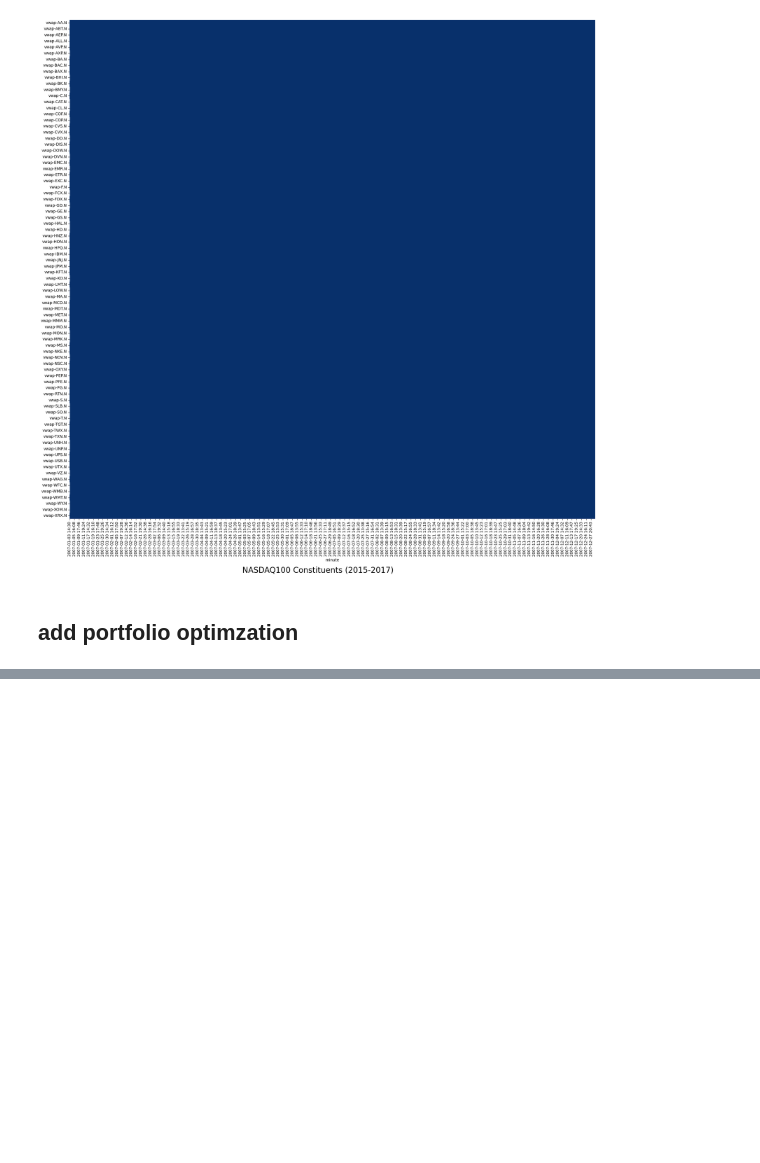
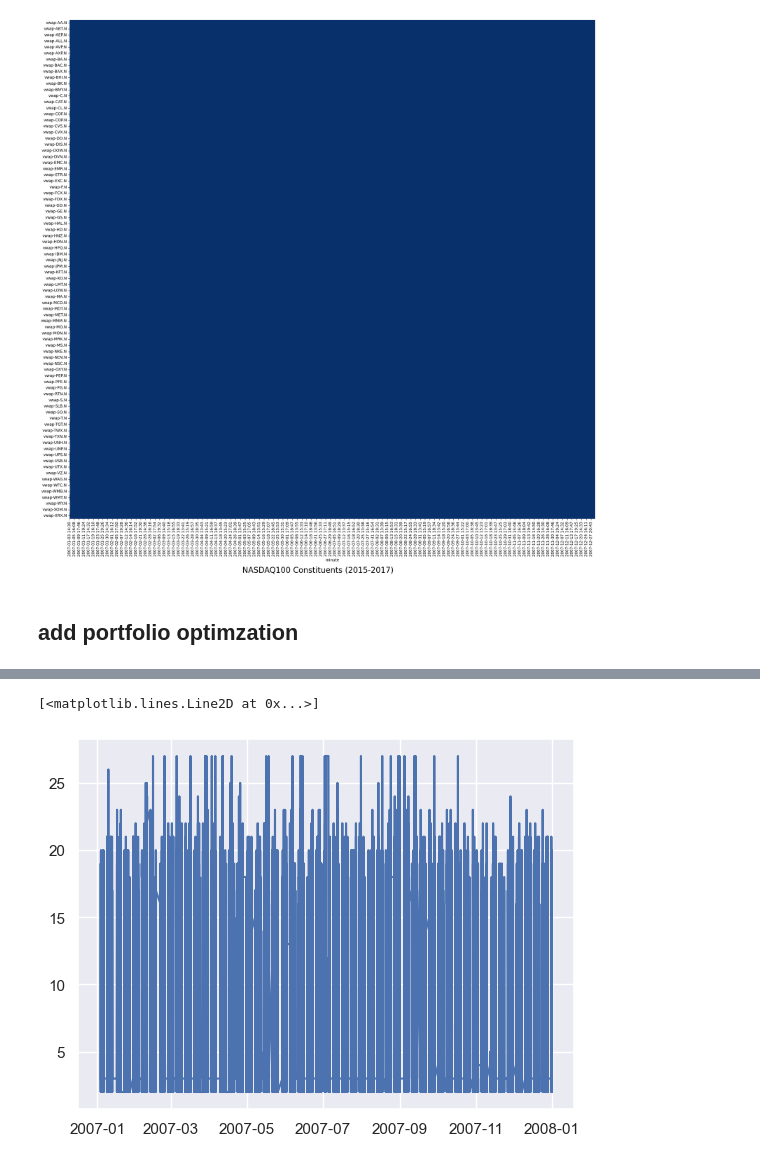
Before and after one commit to chgendreau/market-states-trading-strategy, a Jupyter notebook: strateg_test.ipynb, the cells around one changed output, grey strips where cells are left out. Saved outputs shown, nothing was run; the diff lists cells and outputs as text; code cells hidden in the pictures; blank space fills up the shorter version.

```diff
--- a/strateg_test.ipynb
+++ b/strateg_test.ipynb
@@ -665,0 +703,15 @@ plt.show()
+# %%
+def number_of_states(r):
+    Num=[]
+    T=int(np.floor(r.shape[1]/3))
+    for t in range(T,r.shape[0]-1):
+        R = r.iloc[t-T+1:t+1]
+        DF = LouvainCorrelationClustering(R.T)
+        Num.append(DF[0].nunique())
+    return Num
+
+Num=number_of_states(r)
+plt.plot(r.iloc[T:r.shape[0]-1].index,Num)
+# %% [output]
+[<matplotlib.lines.Line2D at 0x...>]
+[figure, added]
```
Also changed, not shown: parts of 31 cells of this notebook, 2 other files.
